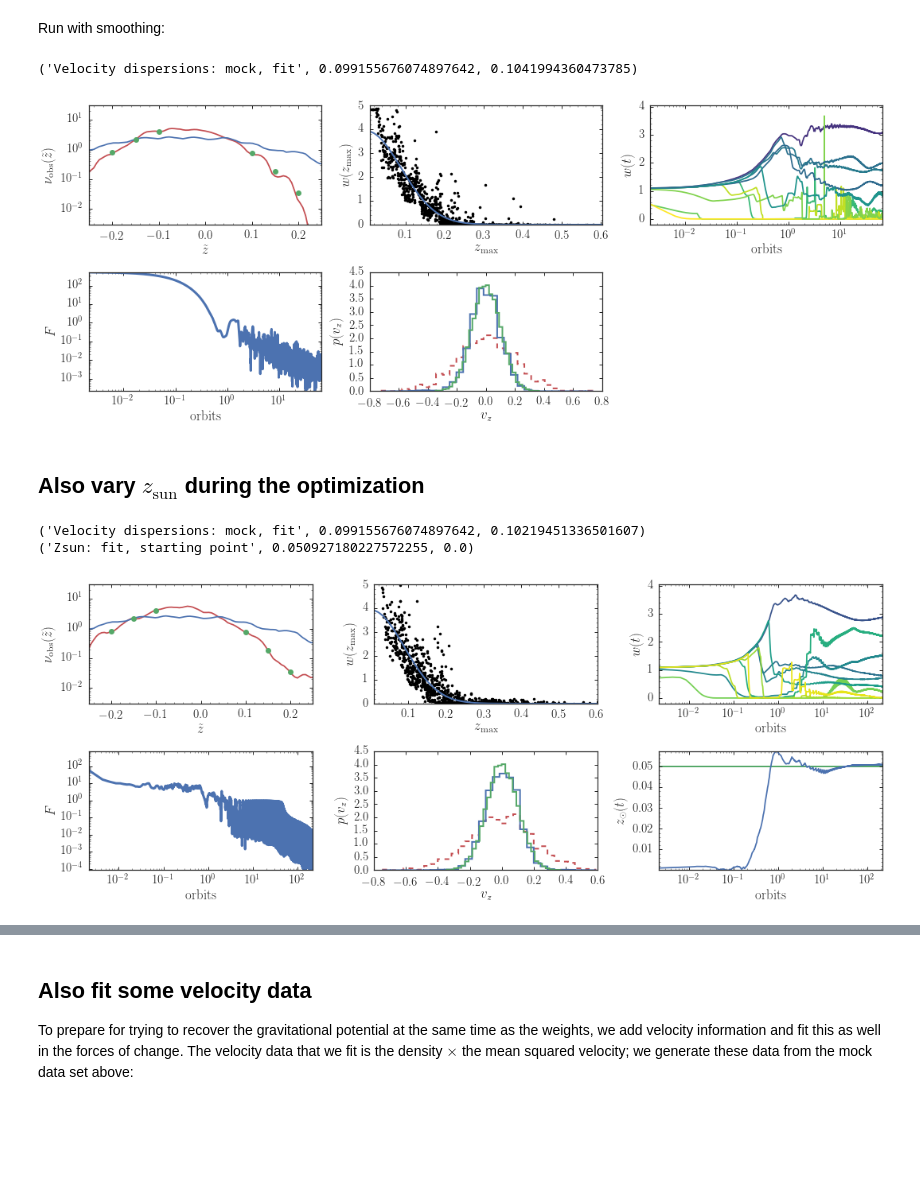
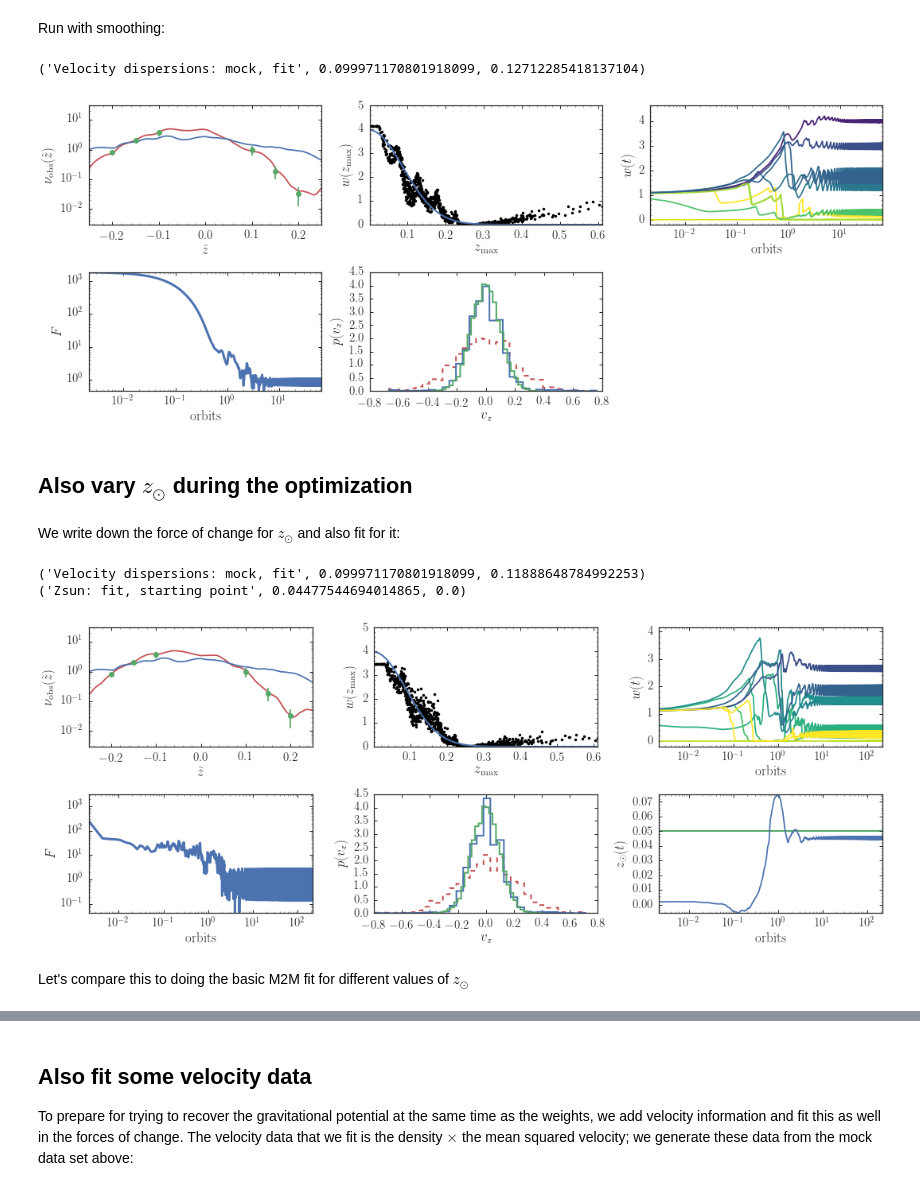
Before and after one commit to jobovy/simple-m2m, a Jupyter notebook: py/HOM2M.ipynb, the cells around one changed output, grey strips where cells are left out. Cells and saved outputs as stored; diff of their text form; code cells hidden in the pictures; blank space fills up the shorter version.

Commit message:
Update notebook with new objective function and omega optimization

```diff
--- a/py/HOM2M.ipynb
+++ b/py/HOM2M.ipynb
@@ -270,11 +303,12 @@ def init_anim_frame():
                        xlabel=r'$\tilde{z}$',ylabel=r'$\nu_{\mathrm{obs}}(\tilde{z})$',
                        xrange=[-.25,0.25],yrange=[0.003,30.],gcf=True)
     line2= bovy_plot.bovy_plot(z_obs,dens_obs,'o',semilogy=True,overplot=True,color=sns.color_palette()[1])
-    return (line1[0],line2[0])
+    line3= errorbar(z_obs,dens_obs,yerr=dens_obs_noise,marker='None',ls='none',color=sns.color_palette()[1])
+    return (line1[0],line2[0],line3[0])
 figsize(6,4)
 fig, ax = subplots()
 line, = ax.plot([],[],lw=2)
-subsamp= 10
+subsamp= 30
 def animate(ii):
     z_m2m= A_m2m*numpy.cos(phi_m2m+ii*subsamp*step*omega_m2m)
     vz_m2m= -A_m2m*omega_m2m*numpy.sin(phi_m2m+ii*subsamp*step*omega_m2m)
@@ -296,14 +330,15 @@ Run with smoothing:
 # %%
 step= numpy.pi/3.*10.**-2.
 nstep= 30000
-eps= 10.**-1.
-mu= 0.
+eps= 10.**-2.
+mu= 10.
 h_m2m= 0.025
 smooth= 10.*10.**-1.
 omega_m2m= omega_true
 zsun_m2m= zsun_true
 w_out,Q,wevol,windx= run_m2m_weights(w_init,A_m2m,phi_m2m,omega_m2m,zsun_m2m,
-                                     z_obs,dens_obs,nstep=nstep,step=step,mu=mu,eps=eps,smooth=smooth,h_m2m=h_m2m,
+                                     z_obs,dens_obs,dens_obs_noise,
+                                     nstep=nstep,step=step,mu=mu,eps=eps,smooth=smooth,h_m2m=h_m2m,
                                      output_wevolution=10)
 # %%
 z_m2m= A_m2m*numpy.cos(phi_m2m+nstep*step*omega_m2m)
@@ -318,6 +353,8 @@ bovy_plot.bovy_plot(z_out,dens_init,'-',semilogy=True,
                    xrange=[-.25,0.25],yrange=[0.003,30.],gcf=True)
 bovy_plot.bovy_plot(z_obs,dens_obs,'o',semilogy=True,overplot=True)
 bovy_plot.bovy_plot(z_out,dens_final,'-',semilogy=True,overplot=True,zorder=0)
+errorbar(z_obs,dens_obs,yerr=dens_obs_noise,marker='None',ls='none',color=sns.color_palette()[1])
+yscale('log',nonposy='clip')
 subplot(2,3,2)
 bovy_plot.bovy_plot(A_m2m,w_out,'k.',xlabel=r'$z_{\mathrm{max}}$',ylabel=r'$w(z_{\mathrm{max}})$',
                    yrange=[0.,5.],gcf=True)
@@ -344,25 +381,27 @@ print("Velocity dispersions: mock, fit",numpy.std(vz_mock),\
       numpy.sqrt(numpy.sum(w_out*(vz_m2m-numpy.sum(w_out*vz_m2m)/numpy.sum(w_out))**2.)/numpy.sum(w_out)))
 tight_layout()
 # %% [output]
-('Velocity dispersions: mock, fit', 0.099155676074897642, 0.1041994360473785)
+('Velocity dispersions: mock, fit', 0.099971170801918099, 0.12712285418137104)
-[figure, old version]
+[figure, new version]
 # %% [markdown]
-## Also vary $z_\mathrm{sun}$ during the optimization
+## Also vary $z_\odot$ during the optimization
+# %% [markdown]
+We write down the force of change for $z_\odot$ and also fit for it:
 # %%
 def force_of_change_zsun(w_m2m,zsun_m2m,z_m2m,vz_m2m,
                          eps,mu,w_prior,
-                         z_obs,dens_obs,
+                         z_obs,dens_obs,dens_obs_noise,
                          h_m2m=0.02,
                          delta_m2m=None):
     """Computes the force of change for zsun"""
     out= 0.
     for jj,zo in enumerate(z_obs):
         dWij= kernel_deriv(numpy.fabs(zo-z_m2m+zsun_m2m),h_m2m)*numpy.sign(zo-z_m2m+zsun_m2m)
-        out+= delta_m2m[jj]/dens_obs[jj]*numpy.sum(w_m2m*dWij)/len(z_m2m)
+        out+= delta_m2m[jj]/dens_obs_noise[jj]*numpy.sum(w_m2m*dWij)/len(z_m2m)
     return -eps*out
 def run_m2m_weights_zsun(w_init,A_init,phi_init,
                         omega_m2m,zsun_m2m,
-                        z_obs,dens_obs,
+                        z_obs,dens_obs,dens_obs_noise,
                         step=0.001,nstep=1000,
                         eps=0.1,eps_zo=0.001,mu=1.,
                         h_m2m=0.02,
@@ -381,6 +420,7 @@ def run_m2m_weights_zsun(w_init,A_init,phi_init,
        zsun_m2m - Sun's height above the plane [N]
        z_obs - heights at which the density observations are made
        dens_obs - observed densities
+       dens_obs_noise - noise in the observed densities
        step= stepsize of orbit integration
        nstep= number of steps to integrate the orbits for
        eps= M2M epsilon parameter
@@ -397,6 +437,7 @@ def run_m2m_weights_zsun(w_init,A_init,phi_init,
     HISTORY:
        2016-12-06 - Written - Bovy (UofT/CCA)
        2016-12-09 - Added output_wevolution - Bovy (UofT/CCA)
+       2016-12-16 - Added explicit noise in the observed densities - Bovy (UofT/CCA)
     """
     w_out= copy.deepcopy(w_init)
     zsun_out= []
@@ -410,7 +451,7 @@ def run_m2m_weights_zsun(w_init,A_init,phi_init,
         z_m2m= A_init*numpy.cos(phi_now)
         vz_m2m= -A_init*omega_m2m*numpy.sin(phi_now) # unnecessary
         dens_init= compute_dens(z_m2m,zsun_m2m,z_obs,w=w_init)
-        delta_m2m= (dens_init-dens_obs)/dens_obs
+        delta_m2m= (dens_init-dens_obs)/dens_obs_noise
     else:
         delta_m2m= None
     for ii in range(nstep):
@@ -421,18 +462,21 @@ def run_m2m_weights_zsun(w_init,A_init,phi_init,
         fcw, delta_m2m_new= force_of_change_weights(w_out,zsun_m2m,
                                                     z_m2m,vz_m2m,
                                                     eps,mu,w_init,
-                                                    z_obs,dens_obs,h_m2m=h_m2m,
+                                                    z_obs,dens_obs,dens_obs_noise,
+                                                    h_m2m=h_m2m,
                                                     delta_m2m=delta_m2m)
         if smooth is None:
             fcz= force_of_change_zsun(w_out,zsun_m2m,
                                       z_m2m,vz_m2m,
                                       eps_zo,mu,w_init,
-                                      z_obs,dens_obs,h_m2m=h_m2m,delta_m2m=delta_m2m_new)
+                                      z_obs,dens_obs,dens_obs_noise,
+                                      h_m2m=h_m2m,delta_m2m=delta_m2m_new)
         else:
             fcz= force_of_change_zsun(w_out,zsun_m2m,
                                       z_m2m,vz_m2m,
                                       eps_zo,mu,w_init,
-                                      z_obs,dens_obs,h_m2m=h_m2m,delta_m2m=delta_m2m)
+                                      z_obs,dens_obs,dens_obs_noise,
+                                      h_m2m=h_m2m,delta_m2m=delta_m2m)
         #print(fcz)
         w_out+= step*fcw
         w_out/= numpy.sum(w_out)/len(A_init)
@@ -452,14 +496,15 @@ def run_m2m_weights_zsun(w_init,A_init,phi_init,
 # %%
 step= numpy.pi/3.*10.**-2.
 nstep= 100000
-eps= 10.**-1.5
+eps= 10.**-2.
 eps_zo= eps/500.
-mu= 0.
+mu= 10.
 h_m2m= 0.025
 omega_m2m= omega_true
 zsun_m2m= zsun_true-0.05
 (w_out,zsun_out),Q,wevol,windx= run_m2m_weights_zsun(w_init,A_m2m,phi_m2m,omega_m2m,zsun_m2m,
-                                                     z_obs,dens_obs,nstep=nstep,step=step,mu=mu,eps=eps,h_m2m=h_m2m,
+                                                     z_obs,dens_obs,dens_obs_noise,
+                                                     nstep=nstep,step=step,mu=mu,eps=eps,h_m2m=h_m2m,
                                                      eps_zo=eps_zo,output_wevolution=10)
 # %%
 z_m2m= A_m2m*numpy.cos(phi_m2m+nstep*step*omega_m2m)
@@ -474,37 +519,41 @@ bovy_plot.bovy_plot(z_out,dens_init,'-',semilogy=True,
                    xrange=[-.25,0.25],yrange=[0.003,30.],gcf=True)
 bovy_plot.bovy_plot(z_obs,dens_obs,'o',semilogy=True,overplot=True)
 bovy_plot.bovy_plot(z_out,dens_final,'-',semilogy=True,overplot=True,zorder=0)
+errorbar(z_obs,dens_obs,yerr=dens_obs_noise,marker='None',ls='none',color=sns.color_palette()[1])
+yscale('log',nonposy='clip')
 subplot(2,3,2)
 bovy_plot.bovy_plot(A_m2m,w_out,'k.',xlabel=r'$z_{\mathrm{max}}$',ylabel=r'$w(z_{\mathrm{max}})$',
                    yrange=[0.,5.],gcf=True)
 sindx= numpy.argsort(A_m2m)
 w_expect= numpy.exp((A_m2m[sindx]*omega_m2m)**2./2.*(1./sigma_init**2.-1./sigma_true**2.))
 w_expect/= numpy.sum(w_expect)/len(w_expect)
 plot(A_m2m[sindx],w_expect,lw=2.)
 subplot(2,3,3)
 for ii in range(len(wevol)):
     bovy_plot.bovy_plot(numpy.linspace(0.,1.,nstep)*nstep*step*omega_true/2./numpy.pi,wevol[ii],'-',
                         color=cm.viridis(A_m2m[windx][ii]/0.3),
                         yrange=[-0.2,numpy.amax(wevol)*1.1],
                         semilogx=True,xlabel=r'$\mathrm{orbits}$',ylabel=r'$w(t)$',gcf=True,overplot=ii>0)
 subplot(2,3,4)
 bovy_plot.bovy_plot(numpy.linspace(0.,1.,nstep)*nstep*step*omega_m2m/2./numpy.pi,numpy.sum(Q,axis=1),lw=3.,
                    loglog=True,xlabel=r'$\mathrm{orbits}$',ylabel=r'$F$',gcf=True)
 subplot(2,3,5)
 _= hist(vz_m2m,weights=w_out,histtype='step',lw=2.,normed=True,bins=31,zorder=1)
 _= hist(vz_mock,histtype='step',lw=2.,normed=True,bins=31,zorder=2)
 _= hist(vz_m2m,histtype='step',lw=2.,normed=True,bins=31,ls='--',zorder=0)
 xlabel(r'$v_z$')
 ylabel(r'$p(v_z)$')
 subplot(2,3,6)
 bovy_plot.bovy_plot(numpy.linspace(0.,1.,nstep)*nstep*step*omega_m2m/2./numpy.pi,zsun_out,'-',
                    xlabel=r'$\mathrm{orbits}$',ylabel=r'$z_\odot(t)$',gcf=True,semilogx=True,zorder=1)
 axhline(zsun_true,color=sns.color_palette()[1],lw=2.,zorder=0)
 print("Velocity dispersions: mock, fit",numpy.std(vz_mock),\
       numpy.sqrt(numpy.sum(w_out*(vz_m2m-numpy.sum(w_out*vz_m2m)/numpy.sum(w_out))**2.)/numpy.sum(w_out)))
 tight_layout()
 print("Zsun: fit, starting point",zsun_out[-1],zsun_m2m)
 # %% [output]
-('Velocity dispersions: mock, fit', 0.099155676074897642, 0.10219451336501607)
-('Zsun: fit, starting point', 0.050927180227572255, 0.0)
+('Velocity dispersions: mock, fit', 0.099971170801918099, 0.11888648784992253)
+('Zsun: fit, starting point', 0.04477544694014865, 0.0)
-[figure, old version]
+[figure, new version]
+# %% [markdown]
+Let's compare this to doing the basic M2M fit for different values of $z_\odot$
```
Also changed, not shown: parts of 41 cells of this notebook.
